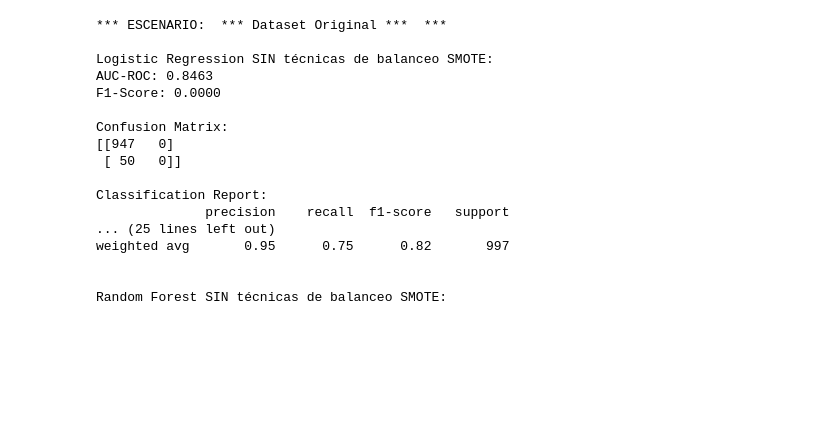
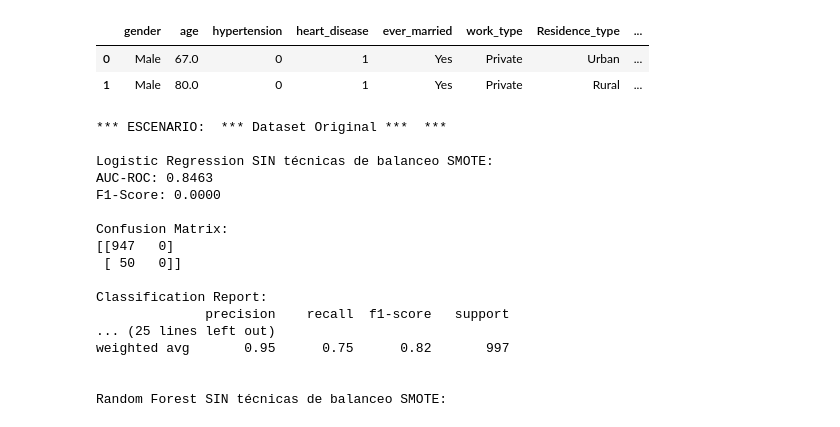
Before and after one commit to AI-School-F5-P3/G5_D.Scientist, a Jupyter notebook: models/modelos_pruebas.ipynb, the cells around one changed output. Cells and saved outputs as stored; diff of their text form; code cells hidden in the pictures; blank space fills up the shorter version.

```diff
--- a/models/modelos_pruebas.ipynb
+++ b/models/modelos_pruebas.ipynb
@@ -18,6 +18,11 @@ import json
 # %%
 # Cargar los datos
 df = pd.read_csv('../data/stroke_dataset.csv')
+df.head(2)
+# %% [output]
+|  | gender | age | hypertension | heart_disease | ever_married | work_type | Residence_type | ... |
+| 0 | Male | 67.0 | 0 | 1 | Yes | Private | Urban | ... |
+| 1 | Male | 80.0 | 0 | 1 | Yes | Private | Rural | ... |
 # %%
 # Definir características
 numeric_features = ['age', 'avg_glucose_level', 'bmi']
```
Also changed, not shown: parts of 6 cells of this notebook, 6 other files.
